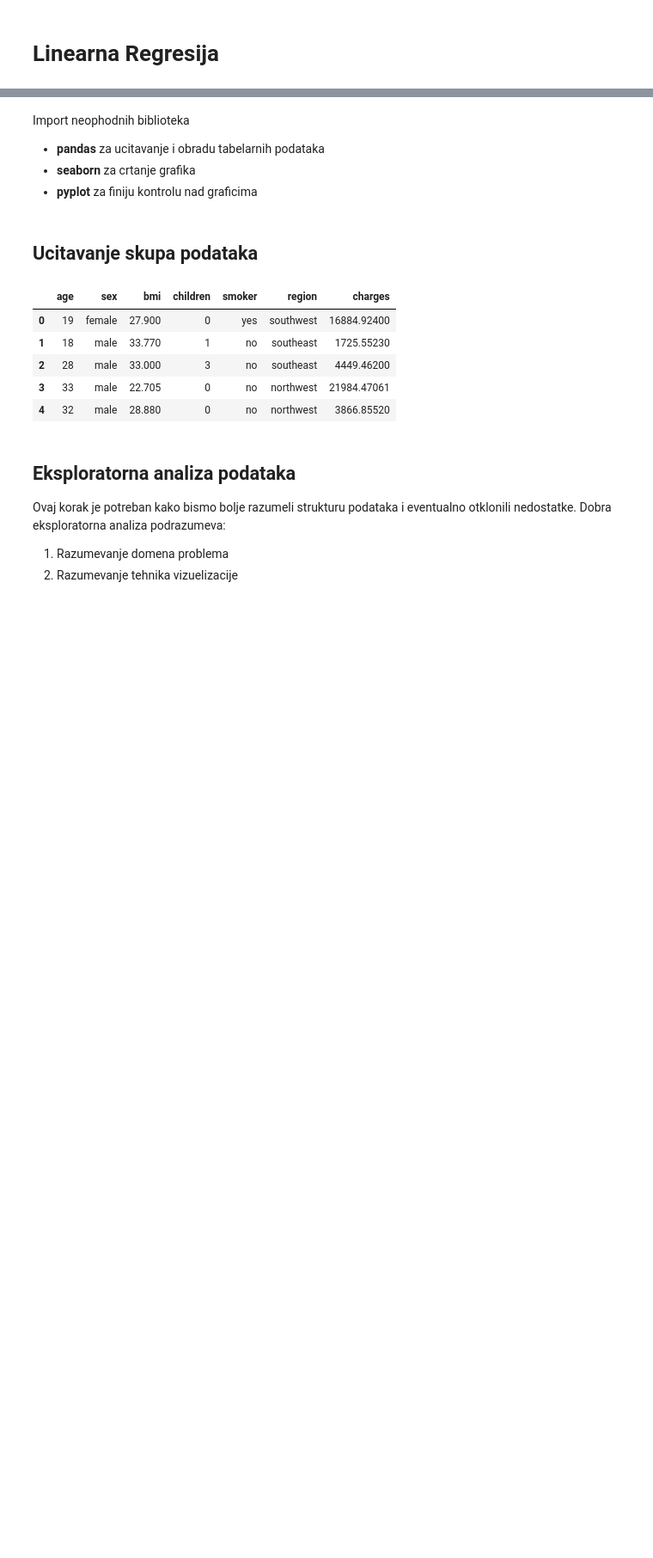
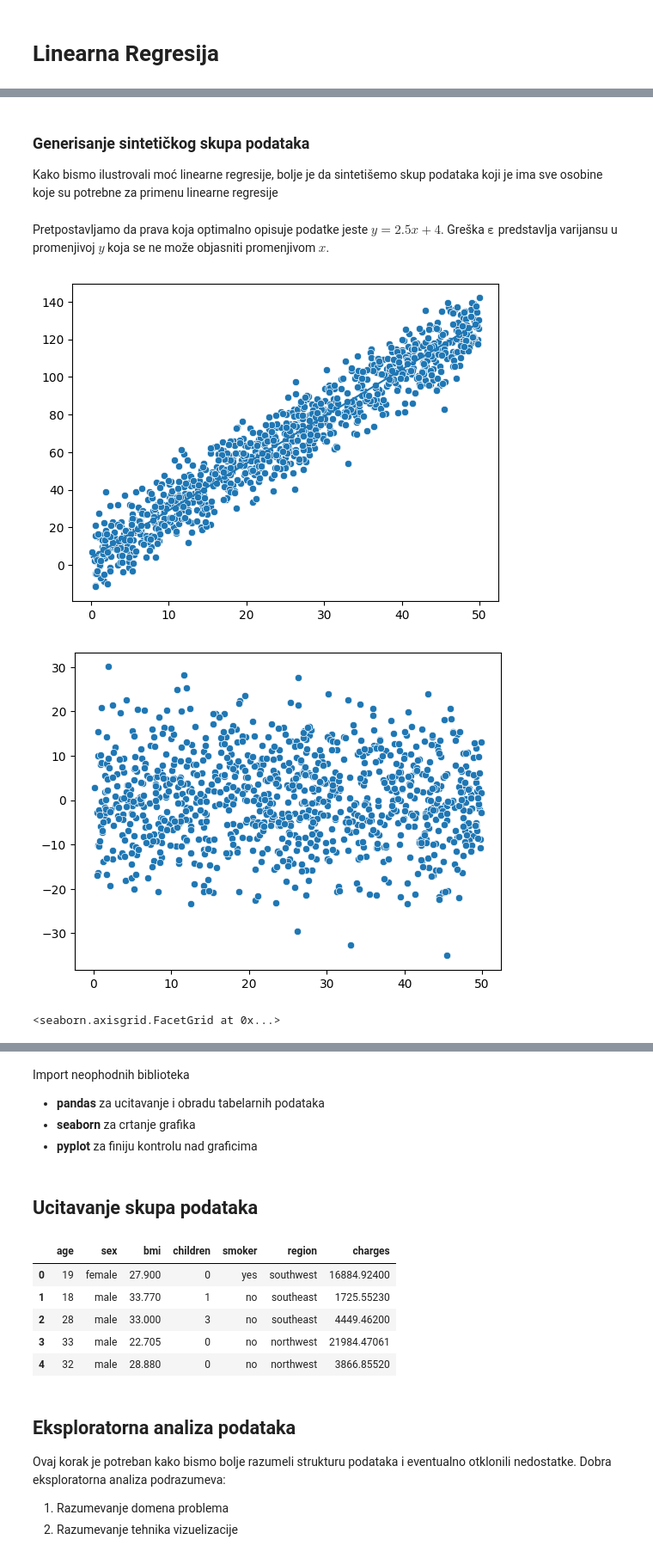
Before and after one commit to rat-nick/ml-lab, a Jupyter notebook: Linearna-Regresija.ipynb, the cells around one changed output, grey strips where cells are left out. Shown: that part at 86% size. Drawn from its saved outputs; the diff is of its cells as text; code cells hidden in the pictures; blank space fills up the shorter version.

```diff
--- a/Linearna-Regresija.ipynb
+++ b/Linearna-Regresija.ipynb
@@ -26,0 +34,4 @@ Cilj obučavanja ovog modela jeste da se nađu optimalne vrednosti parametara $
+# %% [markdown]
+### Generisanje sintetičkog skupa podataka
+
+Kako bismo ilustrovali moć linearne regresije, bolje je da sintetišemo skup podataka koji je ima sve osobine koje su potrebne za primenu linearne regresije
@@ -26,0 +42,21 @@ Cilj obučavanja ovog modela jeste da se nađu optimalne vrednosti parametara $
+# %% [markdown]
+Pretpostavljamo da prava koja optimalno opisuje podatke jeste $y = 2.5x + 4$. Greška $𝛆$ predstavlja varijansu u promenjivoj $y$ koja se ne može objasniti promenjivom $x$.
+# %%
+# pretpostavimo linearnu zavisnost izmedju promenjivih
+k = 2.5
+n = 4
+x = np.random.uniform(0, 50, size=1000)
+eps = np.random.normal(scale=10, size=1000)
+y_hat = k * x + n
+y = k * x + n + eps
+# %%
+sns.scatterplot(x=x, y=y)
+sns.lineplot(x=x, y=y_hat)
+plt.show()
+ax = sns.scatterplot(x=x, y=eps, )
+plt.show()
+sns.displot(eps,kind="kde")
+# %% [output]
+[figure, added]
+[figure, added]
+<seaborn.axisgrid.FacetGrid at 0x...>
```
Also changed, not shown: parts of 10 cells of this notebook.
